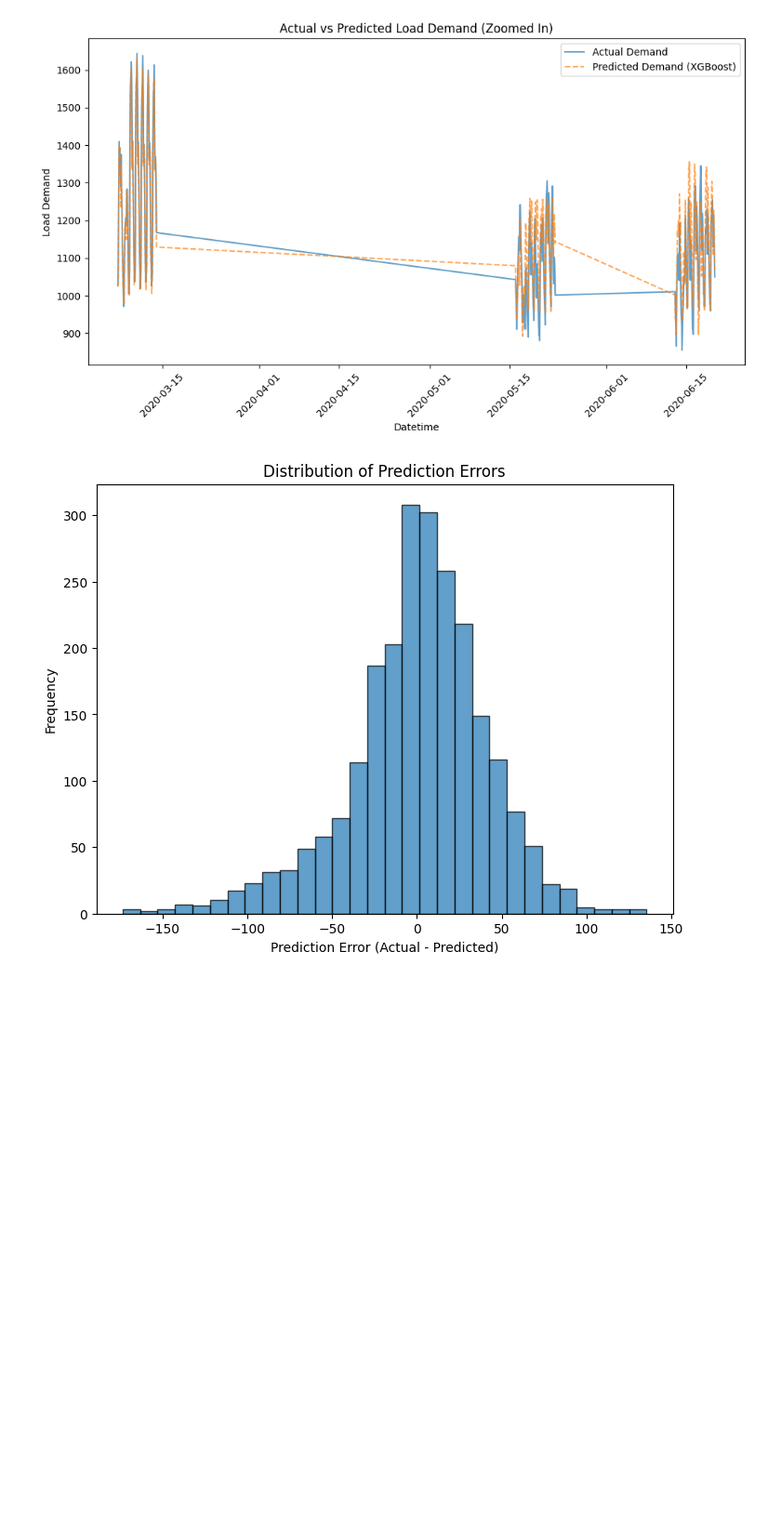
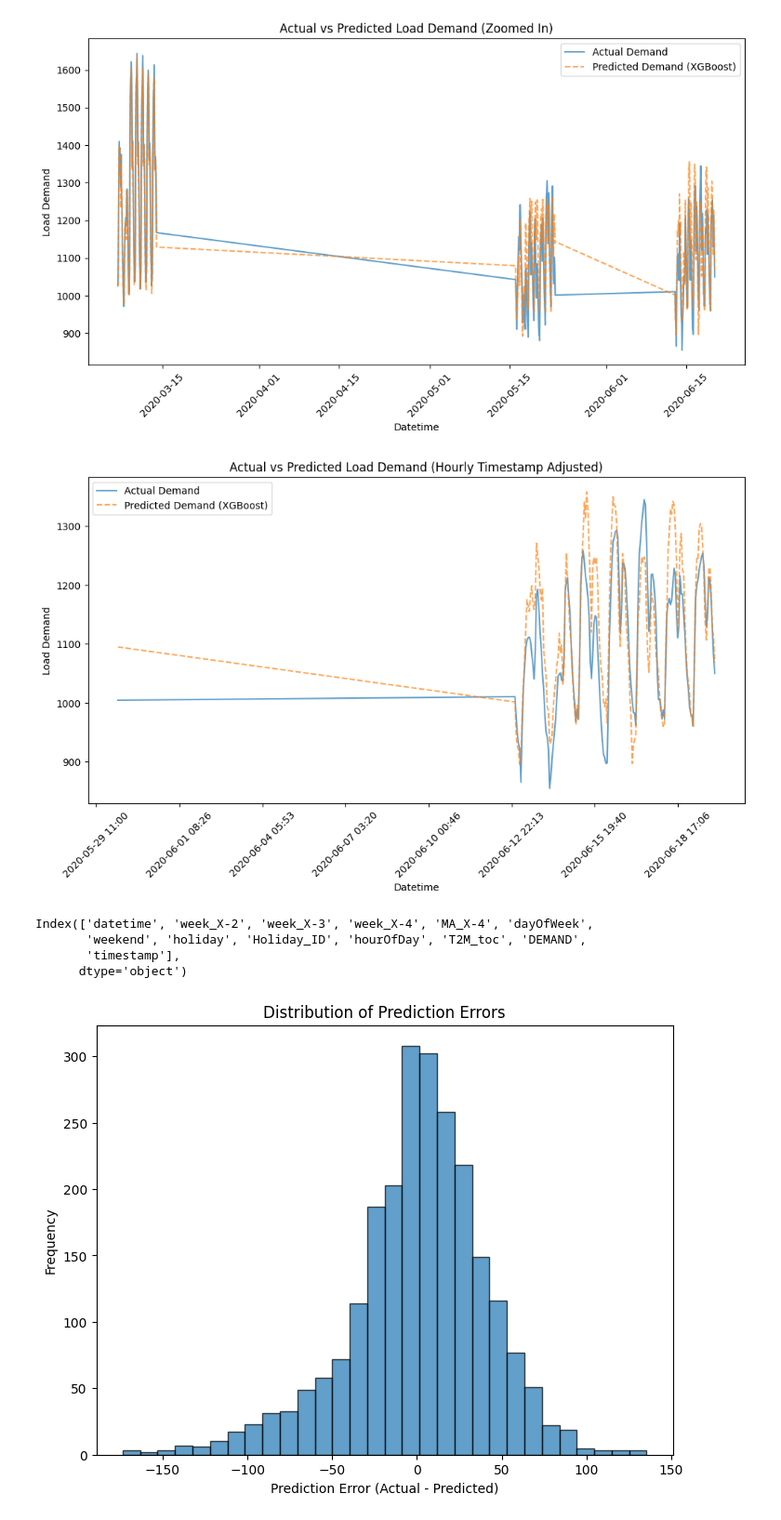
Before and after one commit to jeonjunhyeokk/LoadForeCasting_ML, a Jupyter notebook: LFC_v2.ipynb, the cells around one changed output. Shown at 93% size. Drawn from its saved outputs; the diff is of its cells as text; code cells hidden in the pictures; blank space fills up the shorter version.

```diff
--- a/LFC_v2.ipynb
+++ b/LFC_v2.ipynb
@@ -574,6 +574,59 @@ plt.legend()
 plt.show()
 # %% [output]
 [figure]
+# %%
+import pandas as pd
+import joblib
+import matplotlib.pyplot as plt
+import datetime
+from matplotlib.ticker import FuncFormatter
+
+#  저장된 데이터 불러오기
+train_df = pd.read_csv("./archive/train_data.csv")
+test_df = pd.read_csv("./archive/final_predictions.csv")
+
+#  저장된 모델 불러오기
+best_xgb = joblib.load("./archive/final_xgb_model.pkl")
+
+# datetime 컬럼을 datetime 형식으로 변환
+train_df["datetime"] = pd.to_datetime(train_df["datetime"])
+test_df["datetime"] = pd.to_datetime(test_df["datetime"])
+
+# 누락된 시간 보간 (1시간 단위로 정렬)
+test_df = test_df.set_index("datetime").resample("H").interpolate().reset_index()
+
+# Unix timestamp 변환 (초 단위)
+test_df["timestamp"] = test_df["datetime"].astype(int) // 10**9
+
+# timestamp를 기준으로 정렬
+test_df = test_df.sort_values("timestamp")
+
+#  시각화: 실제 부하 vs 최종 예측값 비교 (시간 흐름에 따른 변화)
+plt.figure(figsize=(12, 6))
+plt.plot(test_df_zoomed["timestamp"], test_df_zoomed["DEMAND"], label="Actual Demand", linestyle="-", alpha=0.7)
+plt.plot(test_df_zoomed["timestamp"], test_df_zoomed["xgb_optuna_fixed_pred"], label="Predicted Demand (XGBoost)", linestyle="--", alpha=0.7)
+
+# X축을 다시 날짜 형식으로 변환하여 표시
+def format_timestamp(x, pos):
+    return datetime.datetime.utcfromtimestamp(x).strftime('%Y-%m-%d %H:%M')
+
+plt.gca().xaxis.set_major_formatter(FuncFormatter(format_timestamp))
+plt.xticks(rotation=45)
+
+plt.xlabel("Datetime")
+plt.ylabel("Load Demand")
+plt.title("Actual vs Predicted Load Demand (Hourly Timestamp Adjusted)")
+plt.legend()
+plt.show()
+# %% [output]
+[figure, added]
+# %%
+print(test_df.columns)
+# %% [output]
+Index(['datetime', 'week_X-2', 'week_X-3', 'week_X-4', 'MA_X-4', 'dayOfWeek',
+       'weekend', 'holiday', 'Holiday_ID', 'hourOfDay', 'T2M_toc', 'DEMAND',
+       'timestamp'],
+      dtype='object')
 # %%
 #  시각화: 예측 오차 분포 (히스토그램)
 errors = test_df["DEMAND"] - test_df["xgb_optuna_fixed_pred"]
```
